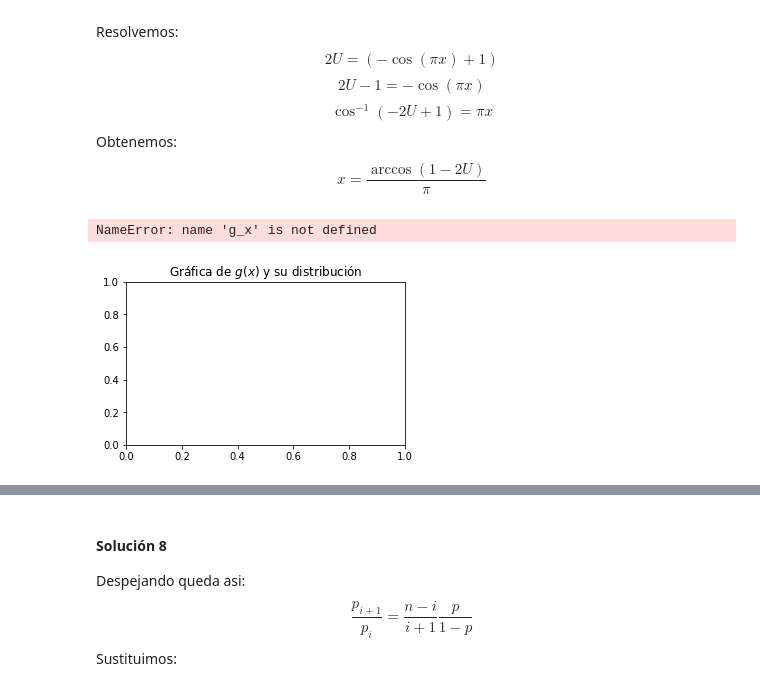
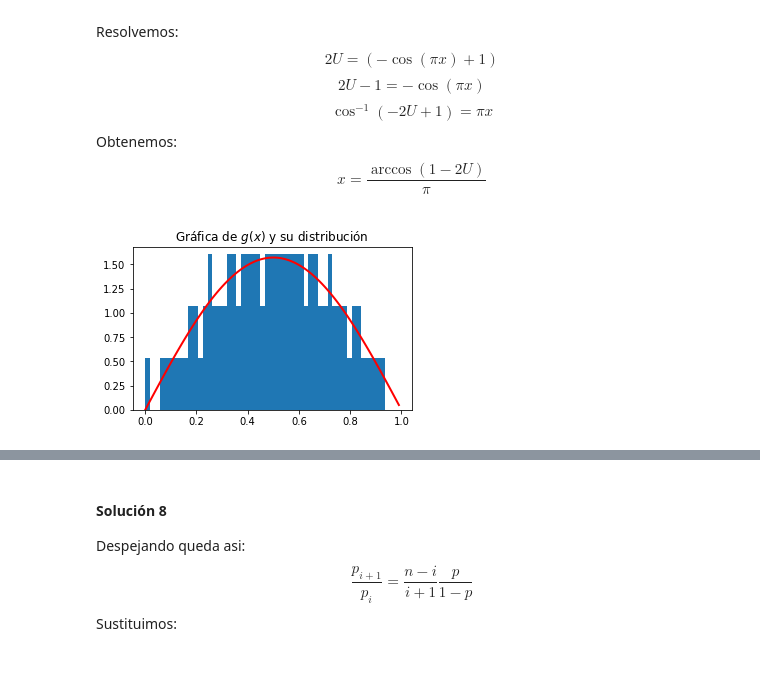
Before and after one commit to anadurrmuller/Tarea6_ASDurrmuller_GGonzalez, a Jupyter notebook: Tarea6_ASDurrmuller_GGonzalez.ipynb, the cells around one changed output, grey strips where cells are left out. Drawn from its saved outputs; the diff is of its cells as text; code cells hidden in the pictures.

```diff
--- a/Tarea6_ASDurrmuller_GGonzalez.ipynb
+++ b/Tarea6_ASDurrmuller_GGonzalez.ipynb
@@ -98,18 +98,17 @@ $$x= \frac{\arccos(1 - 2U)}{\pi}$$
 # %%
 # Solucion 4
 N = 10000
 x = np.arange(0,1,0.01) #vector x que va de 0 a 1
 gx = lambda x: (np.pi * np.sin(np.pi*x))/2 #funcion g(x)
 distribucion_gx = lambda u: (np.arccos(1-2*u))/np.pi #distribucion de g(x)
 val_aleatorios = np.random.rand(N) # genera valores aleatorios
 #grafica
 plt.figure(figsize=[5,3])
 plt.title('Gráfica de $g(x)$ y su distribución',fontsize=12)
-plt.plot(x,g_x(x),'-r',lw=2)
-plt.hist(G_f_dist(u),bins=50,density=True);
+plt.plot(x,gx(x),'-r',lw=2)
+plt.hist(distribucion_gx(x),bins=50,density=True);
 # %% [output]
-NameError: name 'g_x' is not defined
-[figure, old version]
+[figure, new version]
 # %%
 # Solucion 5
 def Acep_rechazo(R2:'Variables distruidas U~U(0,1)',
```
Also changed, not shown: parts of 9 cells of this notebook.
